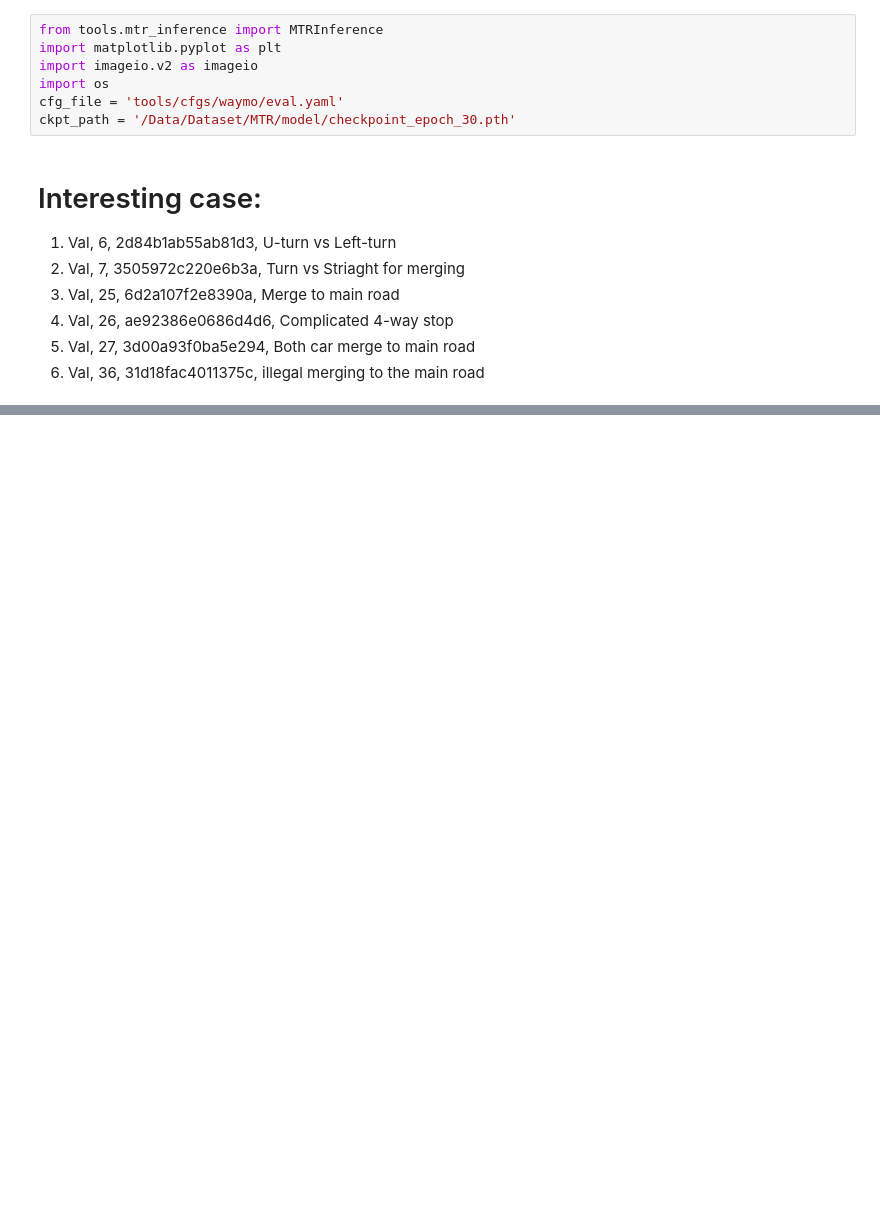
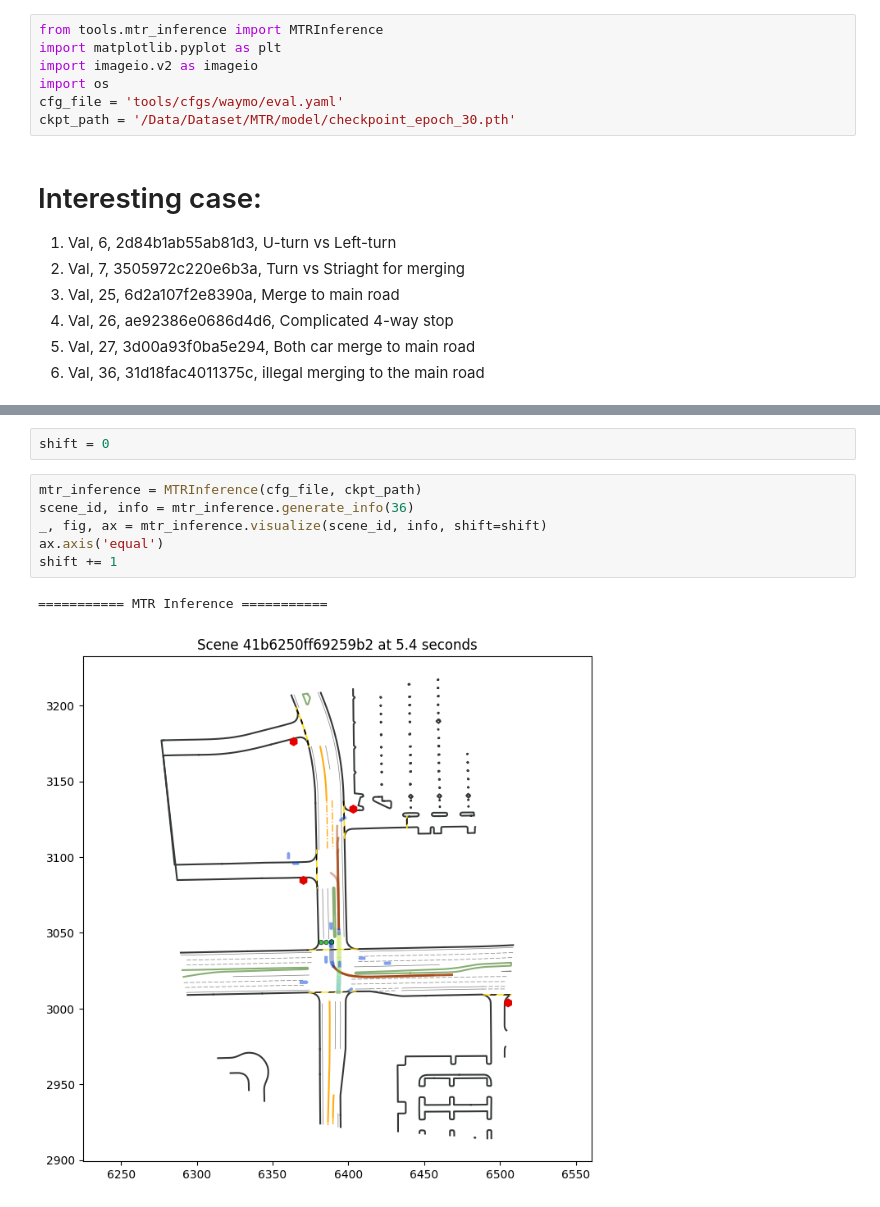
Before and after one commit to zzx9636/MTR, a Jupyter notebook: eval_model.ipynb, the cells around one changed output, grey strips where cells are left out. Cells and saved outputs as stored; diff of their text form; blank space fills up the shorter version.

```diff
--- a/eval_model.ipynb
+++ b/eval_model.ipynb
@@ -37,0 +38,11 @@ mtr_inference.visualize(scene_id, info, shift=0, plot_lane=True, map_graph=map_g
+# %%
+shift = 0
+# %%
+mtr_inference = MTRInference(cfg_file, ckpt_path)
+scene_id, info = mtr_inference.generate_info(36)
+_, fig, ax = mtr_inference.visualize(scene_id, info, shift=shift)
+ax.axis('equal')
+shift += 1
+# %% [output]
+=========== MTR Inference ===========
+[figure, added]
```
Also changed, not shown: parts of 4 cells of this notebook, 4 other files.
